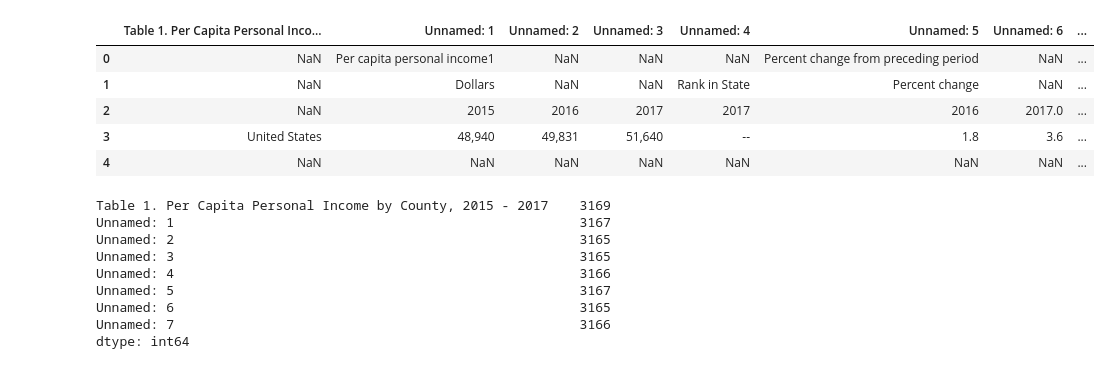
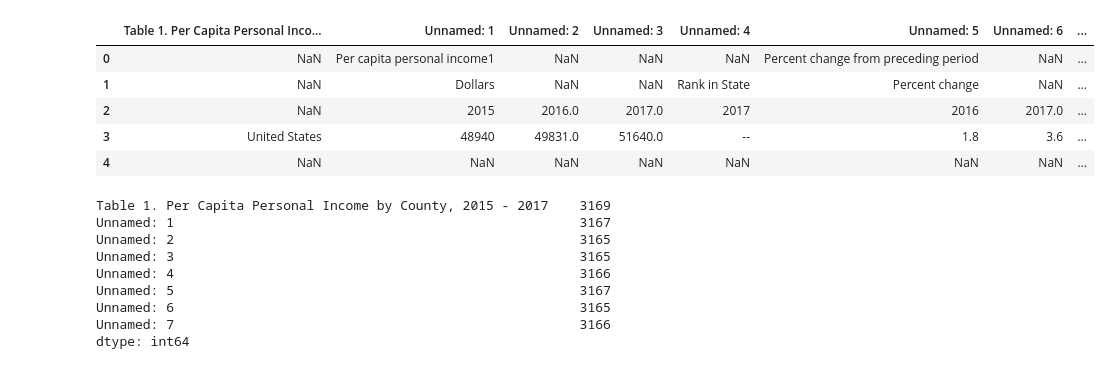
Before and after one commit to natashacrosby/Project_1, a Jupyter notebook: Income_Data_Project_1.ipynb, the cells around one changed output. Saved outputs shown, nothing was run; the diff lists cells and outputs as text; code cells hidden in the pictures.

```diff
--- a/Income_Data_Project_1.ipynb
+++ b/Income_Data_Project_1.ipynb
@@ -4,17 +4,17 @@ import pandas as pd
 import numpy as np
 # %%
 #name of csv
-file = "Resources/lapi1118_0.csv"
+file = "lapi1118_0.xlsx"
 # %%
 # The correct encoding must be used to read the CSV in pandas
-df = pd.read_csv(file, encoding="ISO-8859-1")
+df = pd.read_excel(file)
 df.head()
 # %% [output]
 |  | Table 1. Per Capita Personal Inco... | Unnamed: 1 | Unnamed: 2 | Unnamed: 3 | Unnamed: 4 | Unnamed: 5 | Unnamed: 6 | ... |
 | 0 | NaN | Per capita personal income1 | NaN | NaN | NaN | Percent change from preceding period | NaN | ... |
 | 1 | NaN | Dollars | NaN | NaN | Rank in State | Percent change | NaN | ... |
-| 2 | NaN | 2015 | 2016 | 2017 | 2017 | 2016 | 2017.0 | ... |
-| 3 | United States | 48,940 | 49,831 | 51,640 | -- | 1.8 | 3.6 | ... |
+| 2 | NaN | 2015 | 2016.0 | 2017.0 | 2017 | 2016 | 2017.0 | ... |
+| 3 | United States | 48940 | 49831.0 | 51640.0 | -- | 1.8 | 3.6 | ... |
 | 4 | NaN | NaN | NaN | NaN | NaN | NaN | NaN | ... |
 # %%
 #id incomplete rows
```
Also changed, not shown: parts of 17 cells of this notebook, 1 other file.
